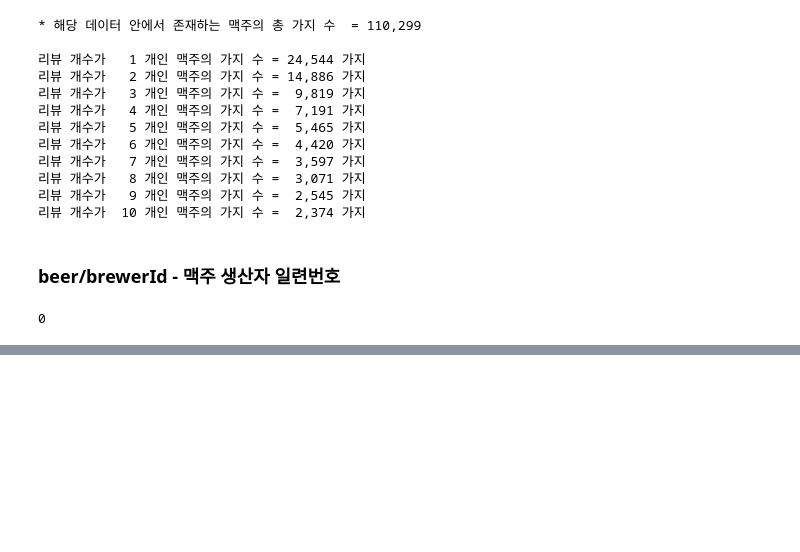
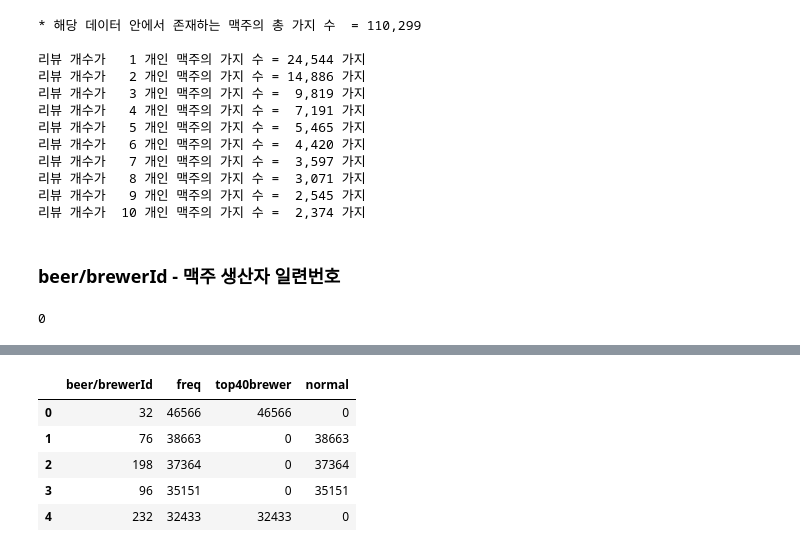
Before and after one commit to boostcampaitech3/final-project-level3-recsys-10, a Jupyter notebook: EDA/ratebeer_EDA_gyeongtae.ipynb, the cells around one changed output, grey strips where cells are left out. Drawn from its saved outputs; the diff is of its cells as text; code cells hidden in the pictures; blank space fills up the shorter version.

```diff
--- a/EDA/ratebeer_EDA_gyeongtae.ipynb
+++ b/EDA/ratebeer_EDA_gyeongtae.ipynb
@@ -169,0 +182,20 @@ n_brewer = ratebeer['beer/brewerId'].nunique()
+# %%
+# 그렇다면 혹시, 맥주를 많이 생산하는 생산자는 전체 리뷰수도 많을까?
+
+top40brewers = ratebeer.groupby(["beer/brewerId"])["beer/name"].nunique().sort_values(ascending=False).head(40).index
+brewer_reviews = ratebeer.value_counts("beer/brewerId").reset_index()
+brewer_reviews.columns = ["beer/brewerId", "freq"]
+
+brewer_reviews["top40brewer"] = brewer_reviews["beer/brewerId"].isin(top40brewers)
+brewer_reviews.sort_values("freq", ascending=False, inplace=True)
+
+brewer_reviews["top40brewer"] = np.where(brewer_reviews["top40brewer"], brewer_reviews["freq"], 0)
+brewer_reviews["normal"] = np.where(brewer_reviews["top40brewer"]==False, brewer_reviews["freq"], 0)
+brewer_reviews.head()
+# %% [output]
+|  | beer/brewerId | freq | top40brewer | normal |
+| 0 | 32 | 46566 | 46566 | 0 |
+| 1 | 76 | 38663 | 0 | 38663 |
+| 2 | 198 | 37364 | 0 | 37364 |
+| 3 | 96 | 35151 | 0 | 35151 |
+| 4 | 232 | 32433 | 32433 | 0 |
```
Also changed, not shown: parts of 15 cells of this notebook.
